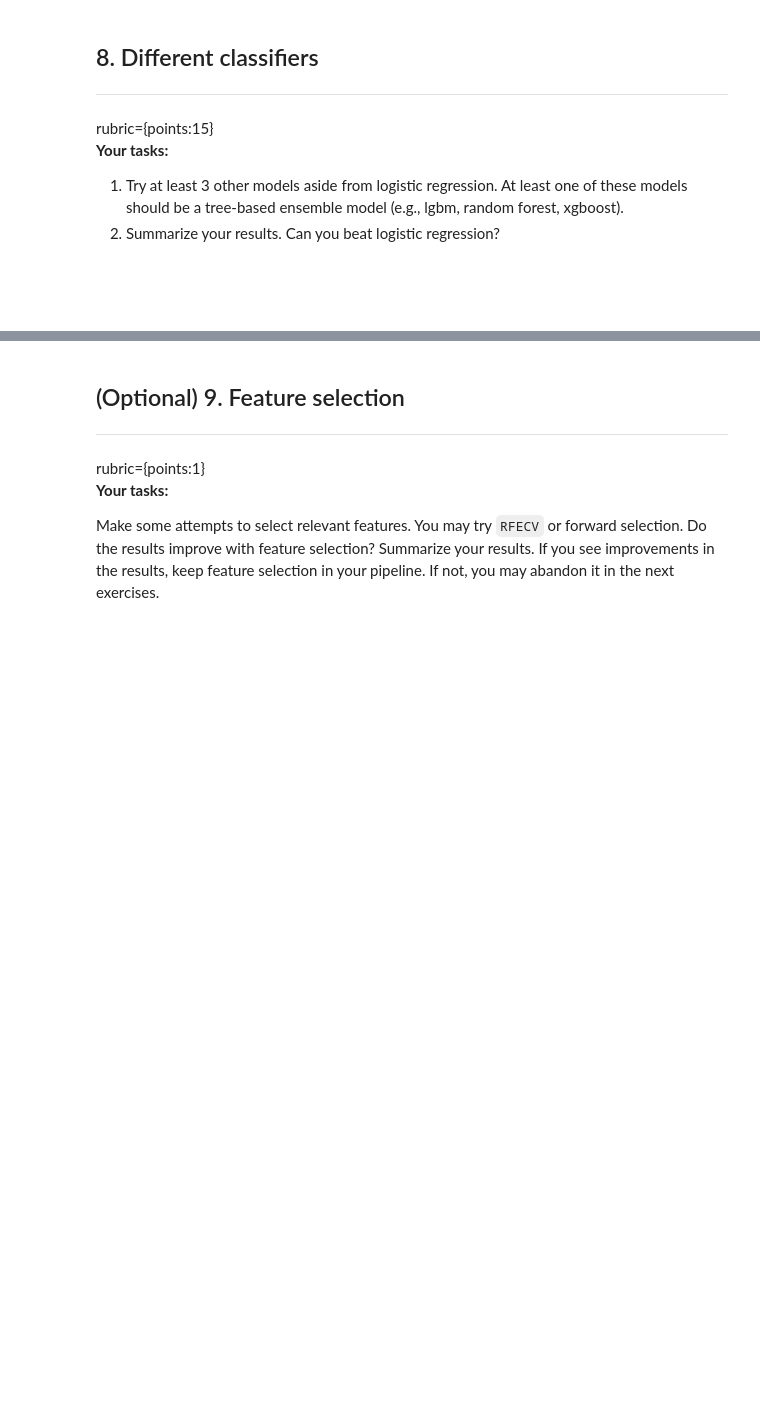
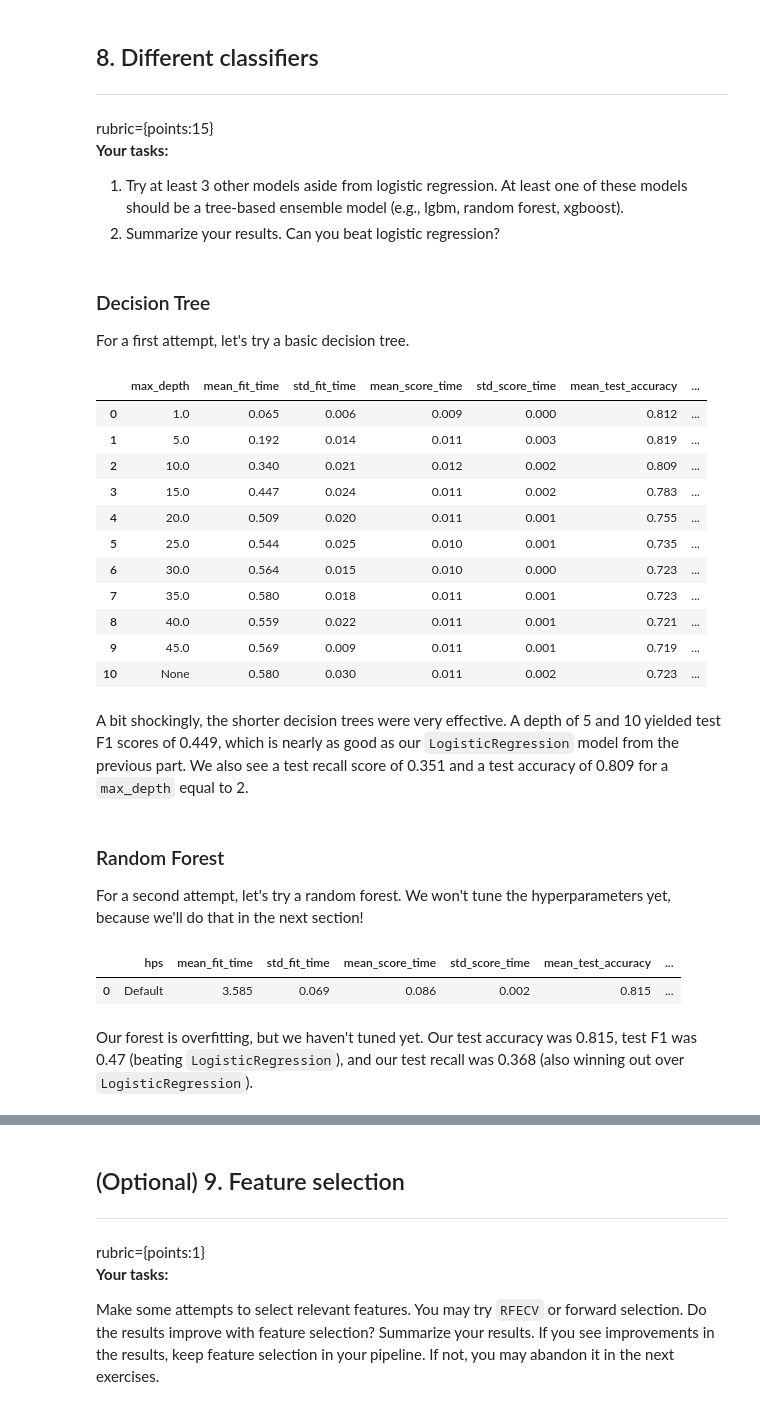
Before and after one commit to xhnatiuk/cpsc330, a Jupyter notebook: hw/hw6/hw6.ipynb, the cells around one changed output, grey strips where cells are left out. Saved outputs shown, nothing was run; the diff lists cells and outputs as text; code cells hidden in the pictures; blank space fills up the shorter version.

```diff
--- a/hw/hw6/hw6.ipynb
+++ b/hw/hw6/hw6.ipynb
@@ -203,0 +534,12 @@ rubric={points:10}
+# %%
+ct = ColumnTransformer(
+    [
+        ("scaling", StandardScaler(), numeric_feats),
+        ("onehot",  OneHotEncoder(sparse=False, handle_unknown='ignore'), categorical_feats),
+        ("drop", "drop", drop_feats),
+    ],
+)
+
+# ct
+# %%
+X_train_transformed = ct.fit_transform(X_train_extended)
@@ -226,0 +706,13 @@ rubric={points:12}
+# %%
+lr_scores_dict = {
+    "C": 10.0 ** np.arange(-4, 6, 1),
+} | create_blank_data()
+
+for C in lr_scores_dict["C"]:
+    # Create pipeline
+    lr = LogisticRegression(C=C, max_iter=10000)
+    pipe_lr = make_pipeline(ct, lr)
+
+    lr_result = mean_std_cross_val_scores(pipe_lr, X_train_extended, y_train, name=f"C={C}", raw=True, flatten=True)
+    for k, v in lr_result.items():
+        lr_scores_dict[k].append(v)
@@ -232,5 +743,46 @@ rubric={points:15}
 **Your tasks:**
 1. Try at least 3 other models aside from logistic regression. At least one of these models should be a tree-based ensemble model (e.g., lgbm, random forest, xgboost).
 2. Summarize your results. Can you beat logistic regression?
-# %% [markdown]
-<br><br>
+# %% [markdown]
+### Decision Tree
+
+For a first attempt, let's try a basic decision tree.
+# %%
+dt_scores_dict = {
+    "max_depth": [1] + list(range(0, 50, 5))[1:] + [None],
+} | create_blank_data()
+
+for max_depth in dt_scores_dict["max_depth"]:
+    # Create pipeline
+    dt = DecisionTreeClassifier(max_depth=max_depth)
+    pipe_dt = make_pipeline(ct, dt)
+
+    dt_result = mean_std_cross_val_scores(pipe_dt, X_train_extended, y_train, name=f"max_depth={max_depth}", raw=True, flatten=True)
+    for k, v in dt_result.items():
+        dt_scores_dict[k].append(v)
+# %%
+dt_result_df = pd.DataFrame(data=dt_scores_dict)
+
+# Clean-up NaN; convert to None as expected
+dt_result_df.loc[[10], ["max_depth"]] = "None"
+
+dt_result_df
+# %% [output]
+|  | max_depth | mean_fit_time | std_fit_time | mean_score_time | std_score_time | mean_test_accuracy | ... |
+| 0 | 1.0 | 0.065 | 0.006 | 0.009 | 0.000 | 0.812 | ... |
+| 1 | 5.0 | 0.192 | 0.014 | 0.011 | 0.003 | 0.819 | ... |
+| 2 | 10.0 | 0.340 | 0.021 | 0.012 | 0.002 | 0.809 | ... |
+| 3 | 15.0 | 0.447 | 0.024 | 0.011 | 0.002 | 0.783 | ... |
+| 4 | 20.0 | 0.509 | 0.020 | 0.011 | 0.001 | 0.755 | ... |
+| 5 | 25.0 | 0.544 | 0.025 | 0.010 | 0.001 | 0.735 | ... |
+| 6 | 30.0 | 0.564 | 0.015 | 0.010 | 0.000 | 0.723 | ... |
+| 7 | 35.0 | 0.580 | 0.018 | 0.011 | 0.001 | 0.723 | ... |
+| 8 | 40.0 | 0.559 | 0.022 | 0.011 | 0.001 | 0.721 | ... |
+| 9 | 45.0 | 0.569 | 0.009 | 0.011 | 0.001 | 0.719 | ... |
+| 10 | None | 0.580 | 0.030 | 0.011 | 0.002 | 0.723 | ... |
+# %% [markdown]
+A bit shockingly, the shorter decision trees were very effective. A depth of 5 and 10 yielded test F1 scores of 0.449, which is nearly as good as our `LogisticRegression` model from the previous part. We also see a test recall score of 0.351 and a test accuracy of 0.809 for a `max_depth` equal to 2.
+# %% [markdown]
+### Random Forest
+
+For a second attempt, let's try a random forest. We won't tune the hyperparameters yet, because we'll do that in the next section!
@@ -236,0 +802,8 @@ rubric={points:15}
+# %%
+rf_result_df = pd.DataFrame(data=rf_scores_dict)
+rf_result_df
+# %% [output]
+|  | hps | mean_fit_time | std_fit_time | mean_score_time | std_score_time | mean_test_accuracy | ... |
+| 0 | Default | 3.585 | 0.069 | 0.086 | 0.002 | 0.815 | ... |
+# %% [markdown]
+Our forest is overfitting, but we haven't tuned yet. Our test accuracy was 0.815, test F1 was 0.47 (beating `LogisticRegression`), and our test recall was 0.368 (also winning out over `LogisticRegression`).
```
Also changed, not shown: parts of 88 cells of this notebook, 25 other files.
